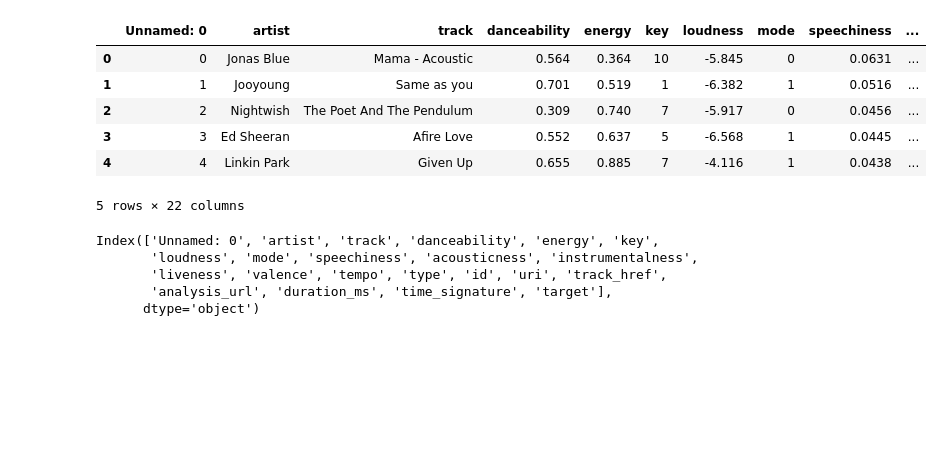
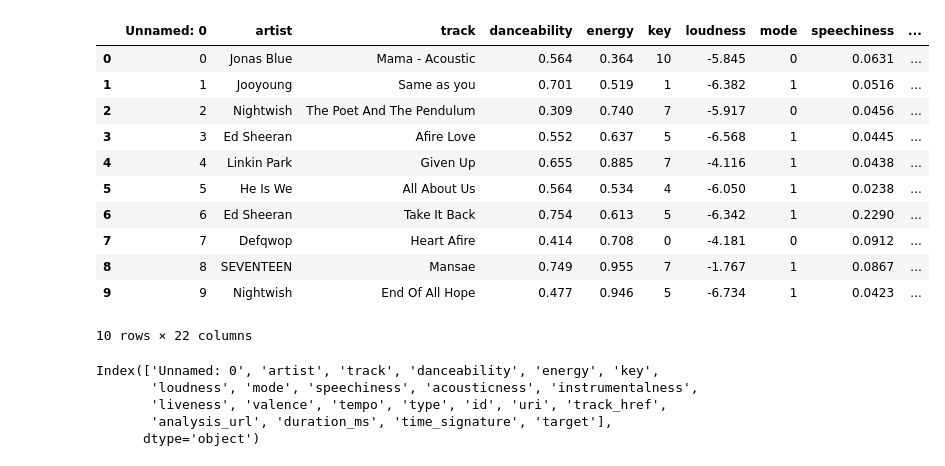
Before and after one commit to yfkok5/machine-learning-spotify, a Jupyter notebook: 04 spotify_deep_neural.ipynb, the cells around one changed output. Saved outputs shown, nothing was run; the diff lists cells and outputs as text; code cells hidden in the pictures; blank space fills up the shorter version.

```diff
--- a/04 spotify_deep_neural.ipynb
+++ b/04 spotify_deep_neural.ipynb
@@ -12,16 +12,21 @@ warnings.filterwarnings('ignore')
 # %%
 # Read in data
 data = Path("Resources/spotify_raw_data.csv")
 df = pd.read_csv(data)
-df.head()
+df.head(10)
 # %% [output]
 |  | Unnamed: 0 | artist | track | danceability | energy | key | loudness | mode | speechiness | ... |
 | 0 | 0 | Jonas Blue | Mama - Acoustic | 0.564 | 0.364 | 10 | -5.845 | 0 | 0.0631 | ... |
 | 1 | 1 | Jooyoung | Same as you | 0.701 | 0.519 | 1 | -6.382 | 1 | 0.0516 | ... |
 | 2 | 2 | Nightwish | The Poet And The Pendulum | 0.309 | 0.740 | 7 | -5.917 | 0 | 0.0456 | ... |
 | 3 | 3 | Ed Sheeran | Afire Love | 0.552 | 0.637 | 5 | -6.568 | 1 | 0.0445 | ... |
 | 4 | 4 | Linkin Park | Given Up | 0.655 | 0.885 | 7 | -4.116 | 1 | 0.0438 | ... |
+| 5 | 5 | He Is We | All About Us | 0.564 | 0.534 | 4 | -6.050 | 1 | 0.0238 | ... |
+| 6 | 6 | Ed Sheeran | Take It Back | 0.754 | 0.613 | 5 | -6.342 | 1 | 0.2290 | ... |
+| 7 | 7 | Defqwop | Heart Afire | 0.414 | 0.708 | 0 | -4.181 | 0 | 0.0912 | ... |
+| 8 | 8 | SEVENTEEN | Mansae | 0.749 | 0.955 | 7 | -1.767 | 1 | 0.0867 | ... |
+| 9 | 9 | Nightwish | End Of All Hope | 0.477 | 0.946 | 5 | -6.734 | 1 | 0.0423 | ... |
-5 rows × 22 columns
+10 rows × 22 columns
 # %%
 #identify column headings
 df.columns
```
Also changed, not shown: parts of 6 cells of this notebook.
